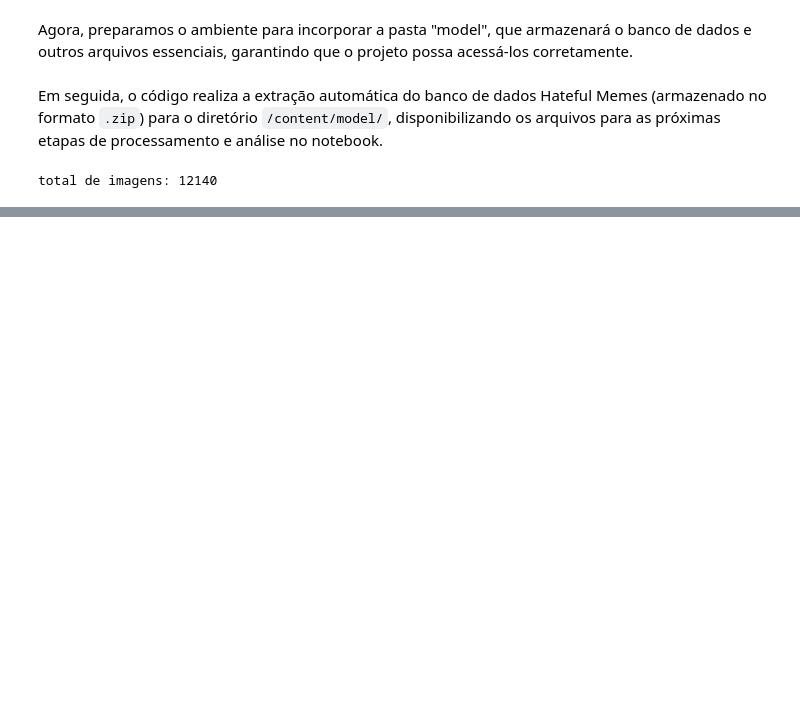
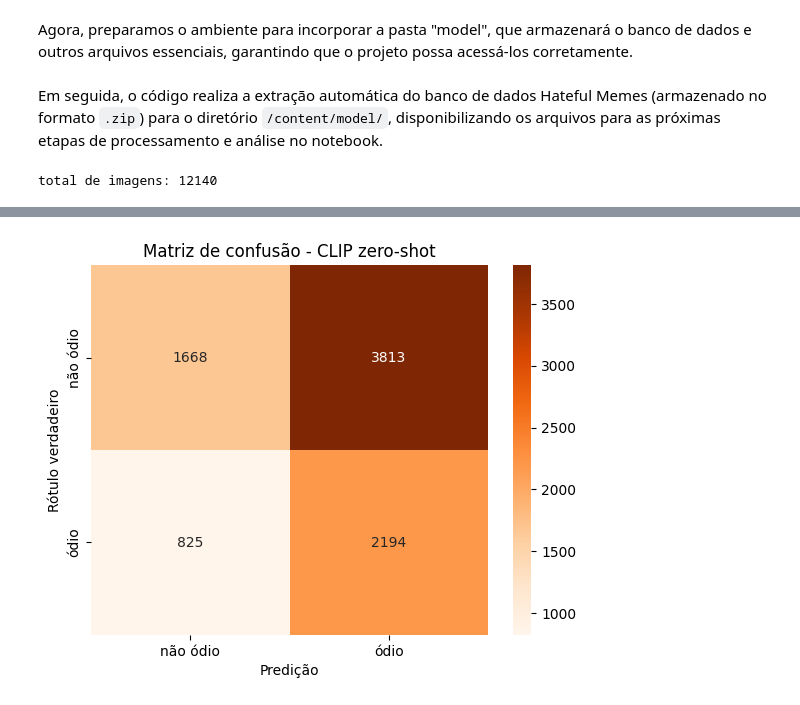
Before and after one commit to anathayna/tcc, a Jupyter notebook: notebooks/tcc.ipynb, the cells around one changed output, grey strips where cells are left out. Saved outputs shown, nothing was run; the diff lists cells and outputs as text; code cells hidden in the pictures; blank space fills up the shorter version.

```diff
--- a/notebooks/tcc.ipynb
+++ b/notebooks/tcc.ipynb
@@ -436,0 +447,14 @@ Test unseen image features shape: torch.Size([2000, 512])
+# %%
+import pandas as pd
+from sklearn.metrics import accuracy_score, classification_report
+
+df_results = pd.read_csv(os.path.join(base_path, "resultados_zero_shot.csv"))
+df_results["true_label"] = df_results["true_label"].astype(int)
+df_results["pred_label"] = (df_results["predição"] == "isso é ódio").astype(int)
+
+acc = accuracy_score(df_results["true_label"], df_results["pred_label"])
+print(f"Acurácia zero-shot CLIP: {acc:.4f}")
+
+print("\nRelatório de classificação:")
+print(classification_report(df_results["true_label"], df_results["pred_label"],
+                            target_names=["não ódio", "ódio"]))
@@ -436,0 +473,15 @@ Test unseen image features shape: torch.Size([2000, 512])
+# %%
+from sklearn.metrics import confusion_matrix
+import seaborn as sns
+import matplotlib.pyplot as plt
+
+cm = confusion_matrix(df_results["true_label"], df_results["pred_label"])
+sns.heatmap(cm, annot=True, fmt="d", cmap="Oranges",
+            xticklabels=["não ódio", "ódio"],
+            yticklabels=["não ódio", "ódio"])
+plt.xlabel("Predição")
+plt.ylabel("Rótulo verdadeiro")
+plt.title("Matriz de confusão - CLIP zero-shot")
+plt.show()
+# %% [output]
+[figure, added]
```
Also changed, not shown: parts of 31 cells of this notebook.
